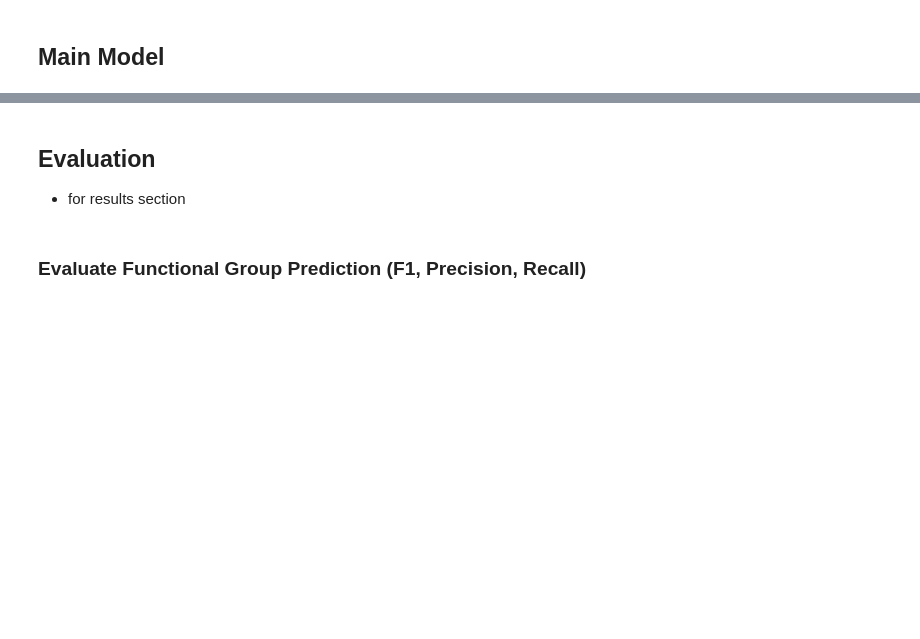
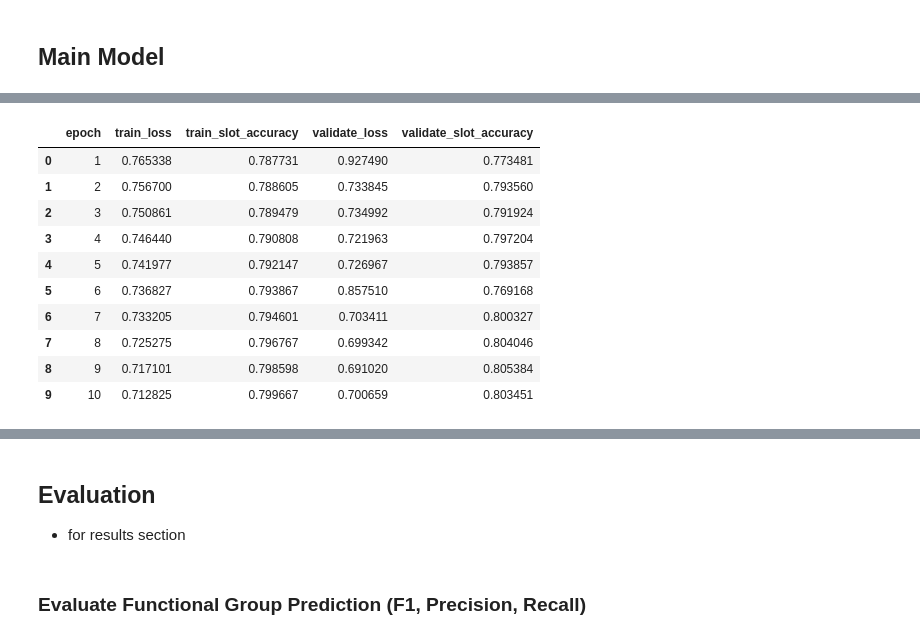
Before and after one commit to m-malik622/Organic-Compound-Classifier, a Jupyter notebook: notebooks/train_model.ipynb, the cells around one changed output, grey strips where cells are left out. Drawn from its saved outputs; the diff is of its cells as text; code cells hidden in the pictures; blank space fills up the shorter version.

Commit message:
temo commit since thar made a better model. Abandon branch

```diff
--- a/notebooks/train_model.ipynb
+++ b/notebooks/train_model.ipynb
@@ -154 +167,6 @@ Successfully canonicalized: 8994 our of 8994
+# %%
+def parse_coord_list(coords):
+    if isinstance(coords, str):
+        coords = ast.literal_eval(coords)
+    return np.asarray(coords, dtype=float)
 # %%
@@ -162,0 +258,7 @@ labelled_df  = pd.read_csv("data/IR spectroscopy data/Labelled_SMILES_IR_Spectro
+# %%
+def parse_bead_summary(bead_summary):
+    if pd.isna(bead_summary):
+        return []
+    if isinstance(bead_summary, list):
+        return bead_summary
+    return [bead.strip() for bead in str(bead_summary).split(",") if bead.strip()]
@@ -171,0 +511,51 @@ labelled_df  = pd.read_csv("data/IR spectroscopy data/Labelled_SMILES_IR_Spectro
+# %%
+def run_epoch(model, data_loader, loss_fn, optimizer=None):
+    is_training = optimizer is not None
+    model.train(is_training)
+    total_loss = 0.0
+    total_slots = 0
+    correct_slots = 0
+
+    for channels, targets in data_loader:
+        channels = channels.to(device=device, dtype=torch.float32)
+        targets = targets.to(device=device, dtype=torch.long)
+
+        with torch.set_grad_enabled(is_training):
+            logits = model(channels)
+            loss = loss_fn(logits.reshape(-1, len(bead_classes)), targets.reshape(-1))
+
+            if is_training:
+                optimizer.zero_grad()
+                loss.backward()
+                optimizer.step()
+
+        total_loss += loss.item() * targets.numel()
+        predictions = logits.argmax(dim=-1)
+        correct_slots += (predictions == targets).sum().item()
+        total_slots += targets.numel()
+
+    return {"loss": total_loss / total_slots, "slot_accuracy": correct_slots / total_slots}
+
+
+EPOCHS = 10
+history = []
+
+for epoch in range(1, EPOCHS + 1):
+    print("at epoch ", epoch)
+    train_metrics = run_epoch(cnn_model, train_loader, loss_fn, optimizer=optimizer)
+    # Validation monitors generalization; it does not backpropagate or update parameters.
+    validate_metrics = run_epoch(cnn_model, validate_loader, loss_fn, optimizer=None)
+
+    history.append(
+        {
+            "epoch": epoch,
+            "train_loss": train_metrics["loss"],
+            "train_slot_accuracy": train_metrics["slot_accuracy"],
+            "validate_loss": validate_metrics["loss"],
+            "validate_slot_accuracy": validate_metrics["slot_accuracy"],
+        }
+    )
+
+history_df = pd.DataFrame(history)
+history_df
+# %% [output]
@@ -171,0 +572,11 @@ labelled_df  = pd.read_csv("data/IR spectroscopy data/Labelled_SMILES_IR_Spectro
+|  | epoch | train_loss | train_slot_accuracy | validate_loss | validate_slot_accuracy |
+| 0 | 1 | 0.765338 | 0.787731 | 0.927490 | 0.773481 |
+| 1 | 2 | 0.756700 | 0.788605 | 0.733845 | 0.793560 |
+| 2 | 3 | 0.750861 | 0.789479 | 0.734992 | 0.791924 |
+| 3 | 4 | 0.746440 | 0.790808 | 0.721963 | 0.797204 |
+| 4 | 5 | 0.741977 | 0.792147 | 0.726967 | 0.793857 |
+| 5 | 6 | 0.736827 | 0.793867 | 0.857510 | 0.769168 |
+| 6 | 7 | 0.733205 | 0.794601 | 0.703411 | 0.800327 |
+| 7 | 8 | 0.725275 | 0.796767 | 0.699342 | 0.804046 |
+| 8 | 9 | 0.717101 | 0.798598 | 0.691020 | 0.805384 |
+| 9 | 10 | 0.712825 | 0.799667 | 0.700659 | 0.803451 |
```
Also changed, not shown: parts of 14 cells of this notebook, 1 other file.
